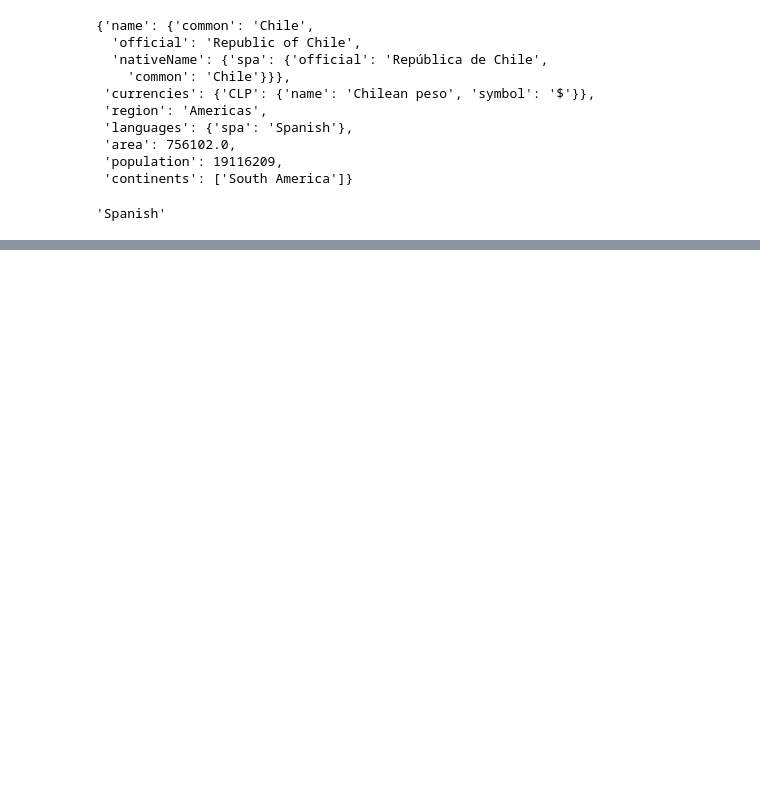
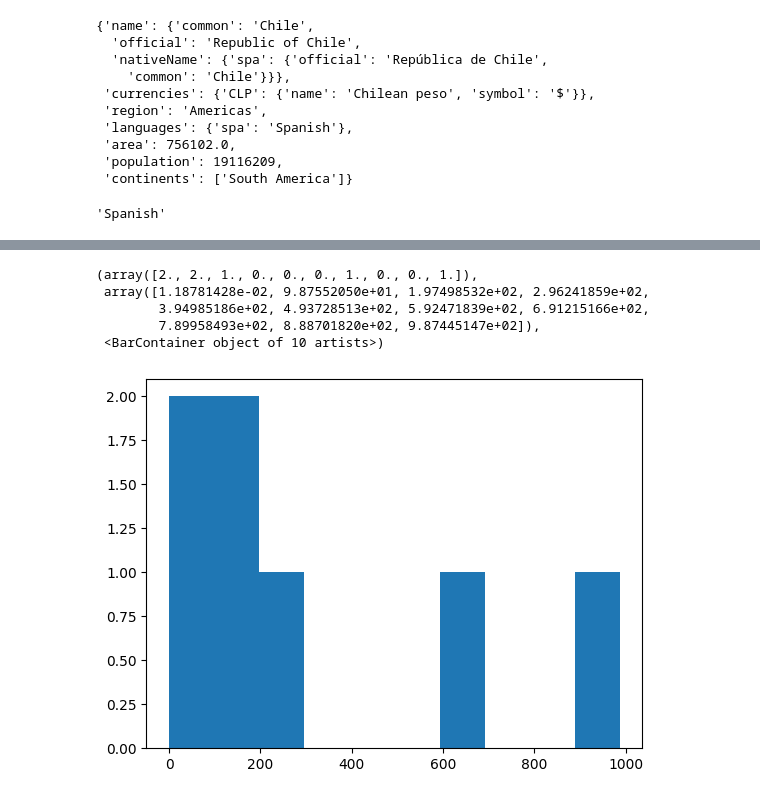
Before and after one commit to erickgnfi-dotcom/ETL-restcountries-API, a Jupyter notebook: ETL_restcountries_API.ipynb, the cells around one changed output, grey strips where cells are left out. Drawn from its saved outputs; the diff is of its cells as text; code cells hidden in the pictures; blank space fills up the shorter version.

```diff
--- a/ETL_restcountries_API.ipynb
+++ b/ETL_restcountries_API.ipynb
@@ -67,0 +111,14 @@ df.head()
+# %%
+#Crear resumen por continente
+
+df_densidad = pd.DataFrame(df.groupby('Continente')['Densidad_Poblacional'].mean())
+df_cuenta_paises = pd.DataFrame(df.groupby('Continente')['Pais'].count())
+df_cuenta_idiomas = df.groupby('Continente')['Idiomas'].nunique()
+df_complemento = df.groupby('Continente')[['Area', 'Poblacion']].sum()
+
+df_continente = df_densidad.merge(df_cuenta_paises, on='Continente', how='left')
+df_continente = df_continente.merge(df_cuenta_idiomas, on='Continente', how='left')
+df_continente = df_continente.merge(df_complemento, on='Continente', how='left')
+
+df_continente.reset_index(inplace=True)
+df_continente
@@ -67,0 +217,9 @@ df.head()
+# %%
+plt.hist(df_continente['Densidad_Poblacional'])
+# %% [output]
+(array([2., 2., 1., 0., 0., 0., 1., 0., 0., 1.]),
+ array([1.18781428e-02, 9.87552050e+01, 1.97498532e+02, 2.96241859e+02,
+        3.94985186e+02, 4.93728513e+02, 5.92471839e+02, 6.91215166e+02,
+        7.89958493e+02, 8.88701820e+02, 9.87445147e+02]),
+ <BarContainer object of 10 artists>)
+[figure, added]
```
Also changed, not shown: parts of 14 cells of this notebook.
